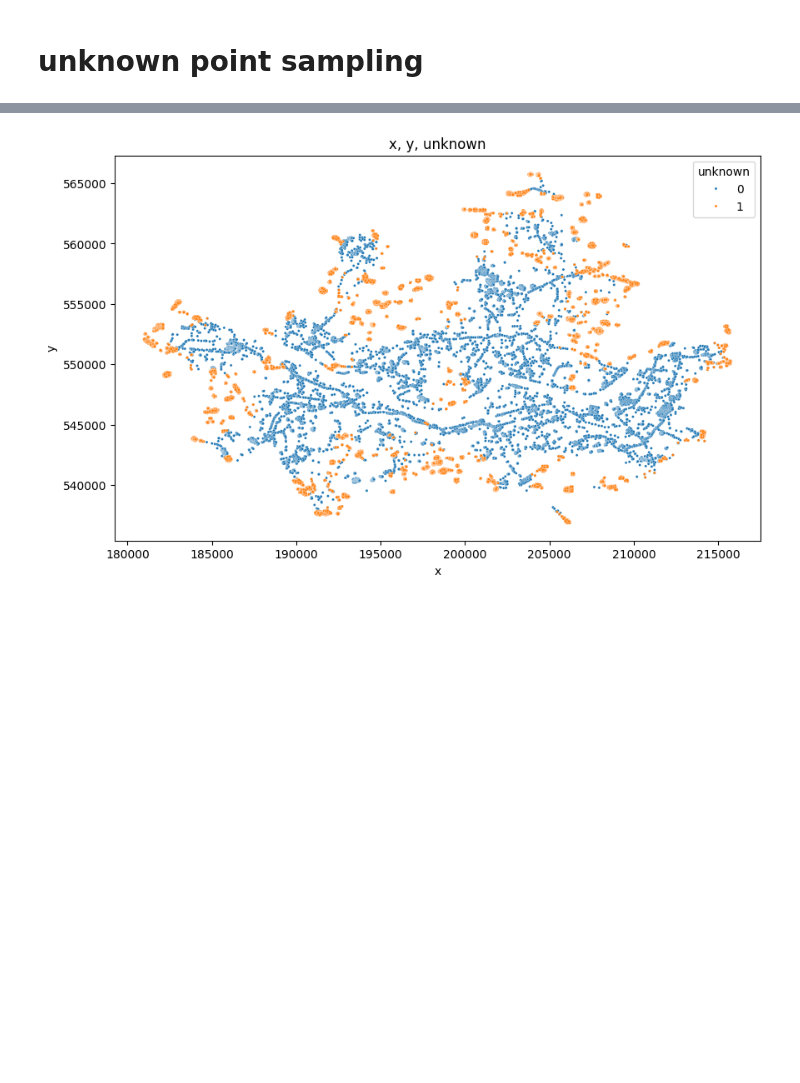
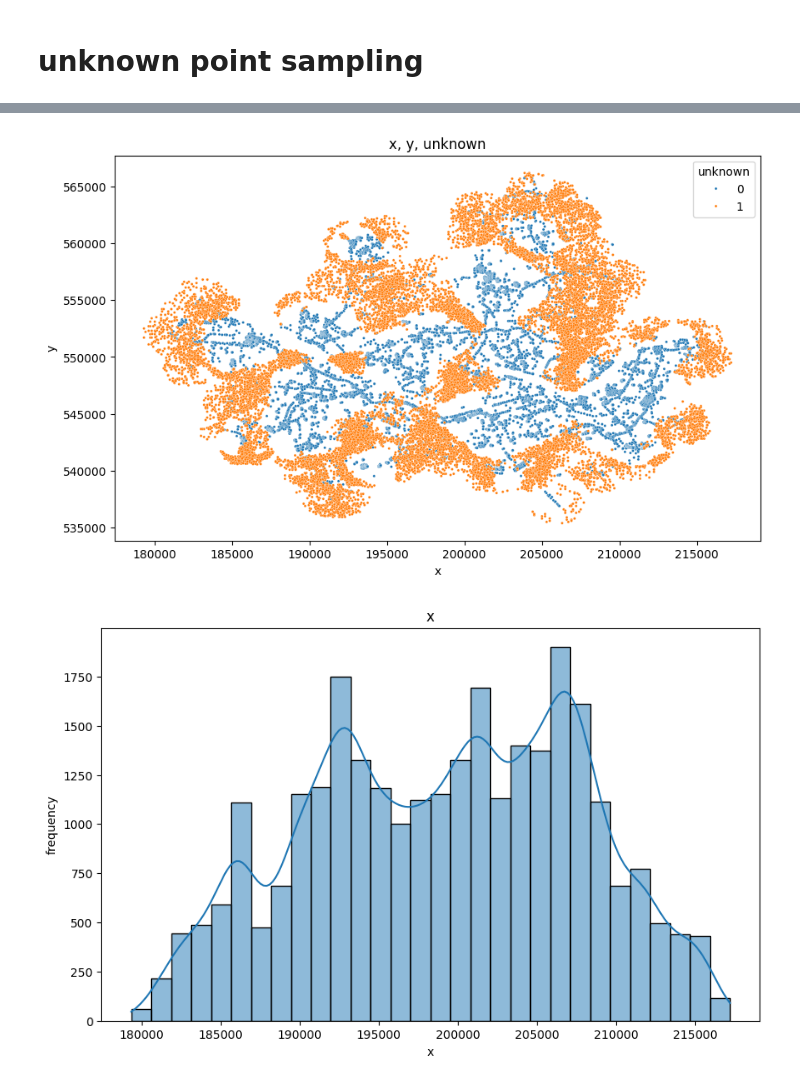
Before and after one commit to go0leum/rockhead_prediction, a Jupyter notebook: unknown_point_sampling.ipynb, the cells around one changed output, grey strips where cells are left out. Drawn from its saved outputs; the diff is of its cells as text; code cells hidden in the pictures; blank space fills up the shorter version.

Commit message:
update:unknown_point_selection

```diff
--- a/unknown_point_sampling.ipynb
+++ b/unknown_point_sampling.ipynb
@@ -27,19 +48,39 @@ radius = 1789
 # %%
 new_point = pd.DataFrame(columns=['x', 'y', 'neighbors'])
+# %%
+radius = 1789
+grid = 100
+aug_per_point = 50 # maximum unknown count count
+max_nn = 350 # maximum neighbor count per point
+min_nn = 10 # maximum1 neighbor count per point
+select_term = 10 # select point term
+
+df_center = df[df['neighbors'] < max_nn]
+df_center = df_center[df_center['neighbors'] > min_nn]
+
+df_center['num_points'] = aug_per_point-df_center['neighbors']/(max_nn//aug_per_point)
+
+points = df_center[['x','y']].to_numpy()
+num_points = df_center[['num_points']].to_numpy()
 # %%
+# create point's dataset
+point_term = len(point)
 location = df.loc[:,['x','y']].to_numpy()
 values = df['neighbors'].to_numpy()
-tree = KDTree(location, leaf_size=15000)
-neighbors = tree.query_radius(points, r=radius)
+tree = KDTree(location, leaf_size=10000)
 
-for i in tqdm(range(0, len(points))):
-    grid_points = aug.generate_grid_points(points[i][0], points[i][1], radius, 100)
-    tree = KDTree(location[neighbors[i]], leaf_size=15000)
-    dists, indices = tree.query(grid_points, k=len(neighbors[i]), return_distance=True)
-    interpolated_values = aug.idw_interpolation(dists, indices, values[neighbors[i]], 1)
+for i in tqdm(range(0, len(points), term)):
+    # 1. generate circle grid
+    grid_points = aug.generate_grid_points(points[i][0], points[i][1], radius, grid)
 
-    selected_points, selected_values = aug.select_points_by_value(grid_points, interpolated_values, num_points[i][0])
+    # 2. IDW: unknown value generation
+    indices, dists = tree.query_radius(grid_points, r=radius, return_distance=True)
+    interpolated_values = aug.idw_interpolation(dists, indices, values, 1)
 
+    # 3. select points
+    selected_points, selected_values = aug.select_points_by_value(grid_points, interpolated_values, int(num_points[i][0]), select_term)
+
+    # 4. data frame concat
     new_rows = pd.DataFrame({'x': selected_points[:, 0], 'y': selected_points[:, 1], 'neighbors': selected_values})
     new_point = pd.concat([new_point, new_rows], ignore_index=True)
 
@@ -52,6 +93,12 @@ df1['unknown'] = 0
 
 result = pd.concat([df1, new_point], ignore_index=True)
 
+length = len(result)
+location = result.loc[:,['x','y']].to_numpy()
+tree = KDTree(location, leaf_size=int(length*0.8))
+neighbors = tree.query_radius(location, r=1789, count_only=True)
+result['neighbors'] = neighbors
+
 print(new_point.info())
 print(result.info())
 # %% [output]
@@ -80,4 +127,8 @@ See the caveats in the documentation: https://pandas.pydata.org/pandas-docs/stab
 # %%
 plot.scatter_relation(result, 'x', 'y', 5, 'x, y, unknown','unknown')
+plot.distribution_histogram(result, 'x', 'x')
+plot.distribution_histogram(result, 'y', 'y')
+plot.distribution_histogram(result, 'neighbors', 'neighbors')
 # %% [output]
-[figure, old version]
+[figure, new version]
+[figure, added]
```
Also changed, not shown: parts of 7 cells of this notebook, 1 other file.
